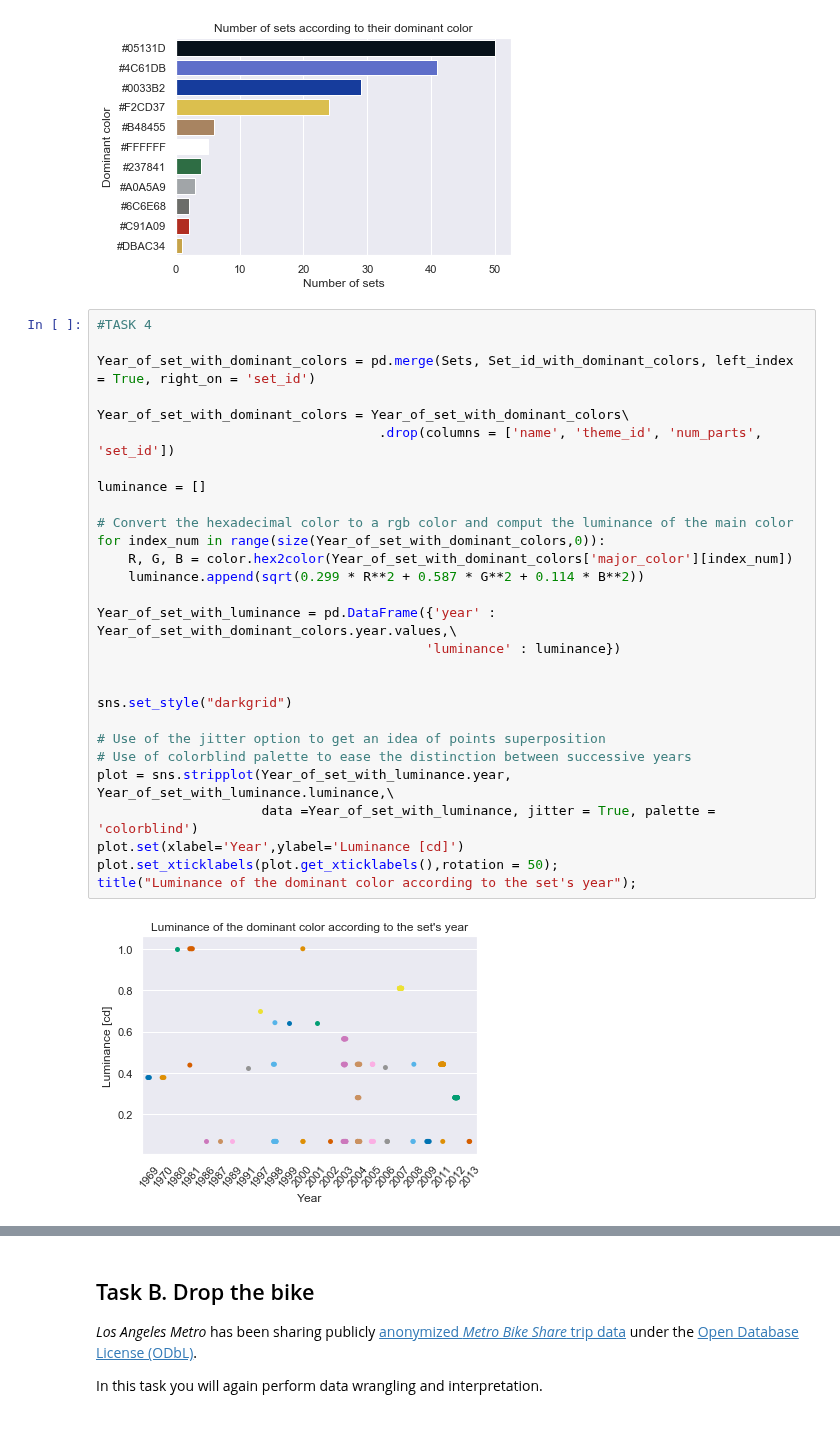
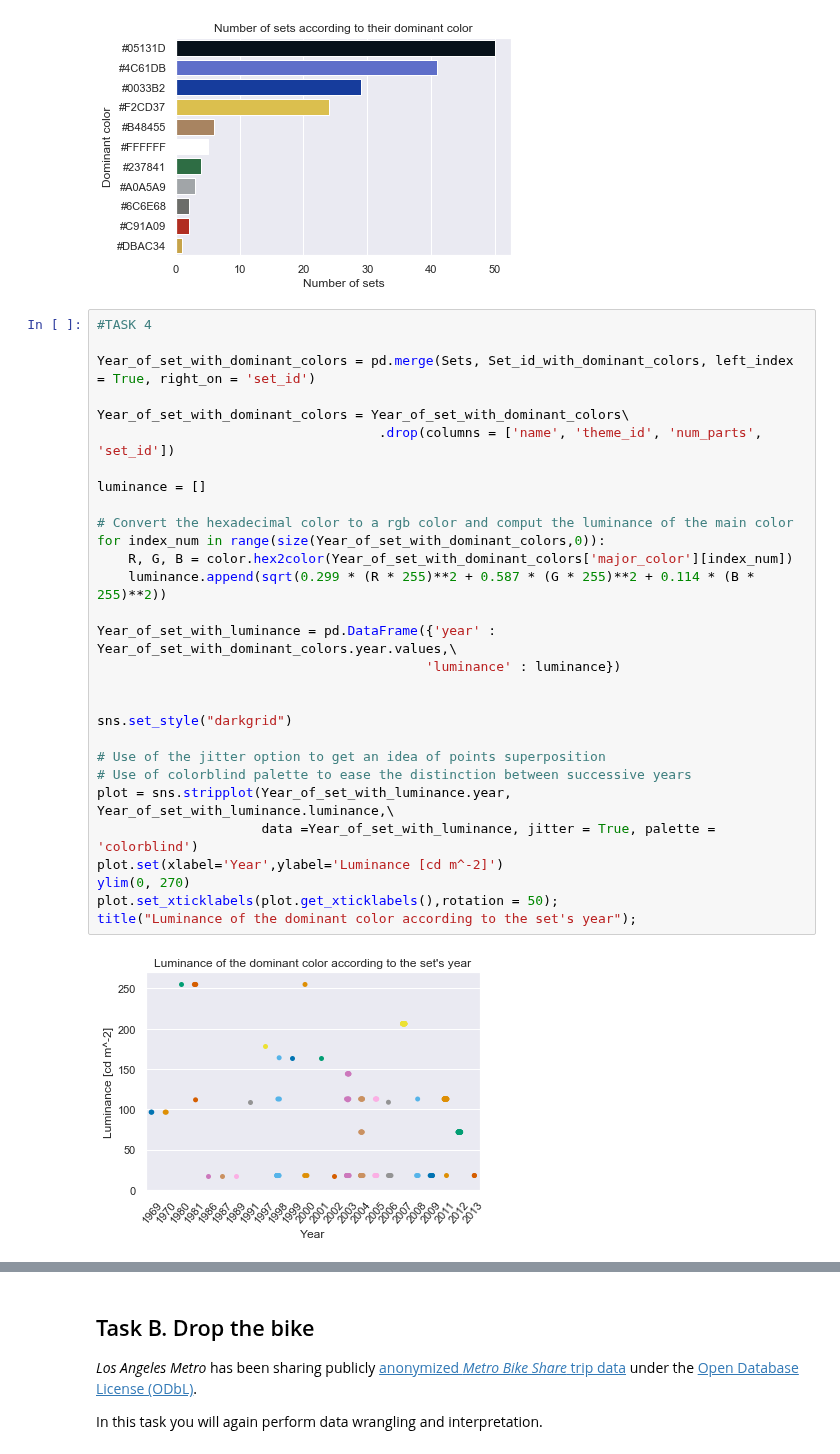
Before and after one commit to vbruttin/ada_homeworks, a Jupyter notebook: Exercise_1.ipynb, the cells around one changed output, grey strips where cells are left out. Cells and saved outputs as stored; diff of their text form.

```diff
--- a/Exercise_1.ipynb
+++ b/Exercise_1.ipynb
@@ -210,33 +210,34 @@ ylabel("Dominant color");
 # %%
 #TASK 4
 
 Year_of_set_with_dominant_colors = pd.merge(Sets, Set_id_with_dominant_colors, left_index = True, right_on = 'set_id')
 
 Year_of_set_with_dominant_colors = Year_of_set_with_dominant_colors\
                                     .drop(columns = ['name', 'theme_id', 'num_parts', 'set_id'])
 
 luminance = []
 
 # Convert the hexadecimal color to a rgb color and comput the luminance of the main color
 for index_num in range(size(Year_of_set_with_dominant_colors,0)):
     R, G, B = color.hex2color(Year_of_set_with_dominant_colors['major_color'][index_num])
-    luminance.append(sqrt(0.299 * R**2 + 0.587 * G**2 + 0.114 * B**2))
+    luminance.append(sqrt(0.299 * (R * 255)**2 + 0.587 * (G * 255)**2 + 0.114 * (B * 255)**2))
 
 Year_of_set_with_luminance = pd.DataFrame({'year' : Year_of_set_with_dominant_colors.year.values,\
                                           'luminance' : luminance})
 
 
 sns.set_style("darkgrid")
 
 # Use of the jitter option to get an idea of points superposition
 # Use of colorblind palette to ease the distinction between successive years
 plot = sns.stripplot(Year_of_set_with_luminance.year, Year_of_set_with_luminance.luminance,\
                      data =Year_of_set_with_luminance, jitter = True, palette = 'colorblind')
-plot.set(xlabel='Year',ylabel='Luminance [cd]')
+plot.set(xlabel='Year',ylabel='Luminance [cd m^-2]')
+ylim(0, 270)
 plot.set_xticklabels(plot.get_xticklabels(),rotation = 50);
 title("Luminance of the dominant color according to the set's year");
 # %% [output]
-[figure, old version]
+[figure, new version]
 # %%
 # TASK 4
 
```
Also changed, not shown: parts of 8 cells of this notebook.
